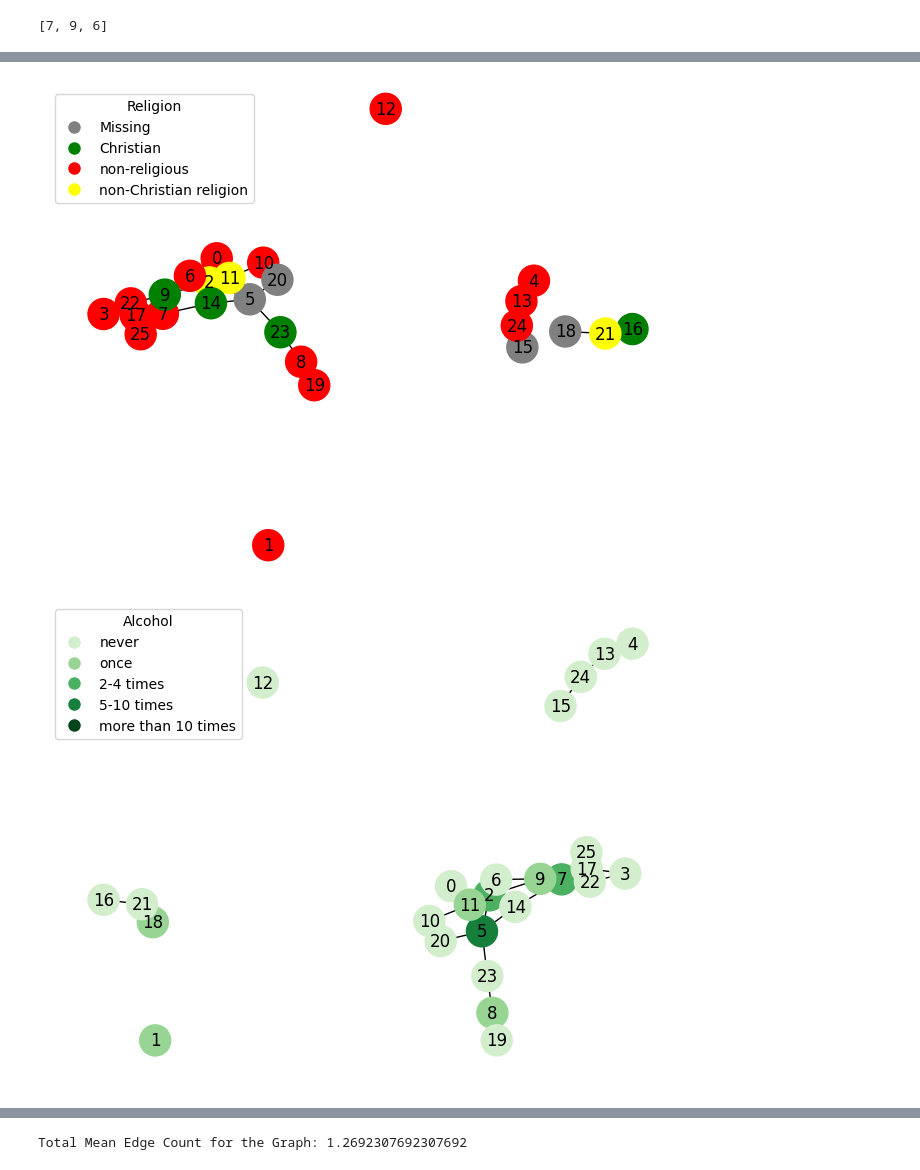
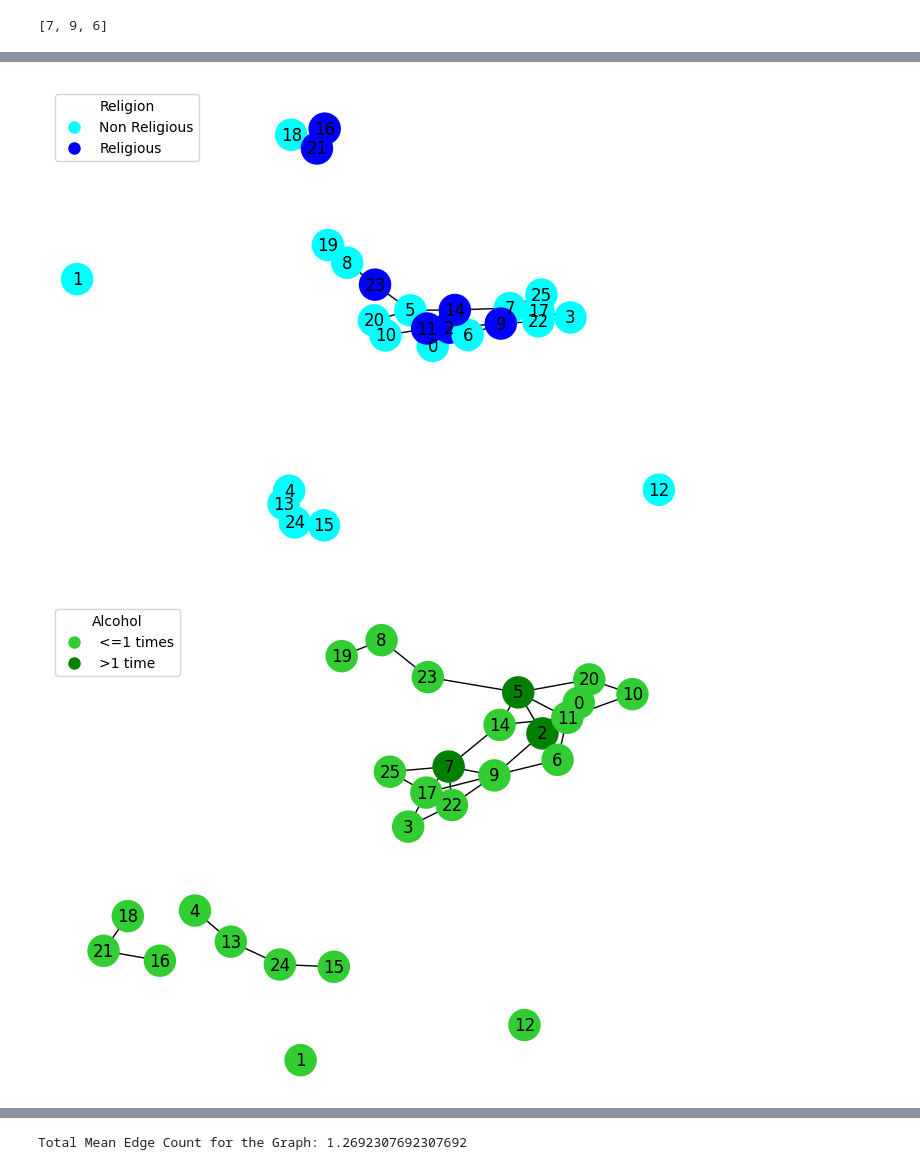
Before and after one commit to MatteoFusconi/Social-Network-Analysis, a Jupyter notebook: MiddleSchool.ipynb, the cells around one changed output, grey strips where cells are left out. Saved outputs shown, nothing was run; the diff lists cells and outputs as text; code cells hidden in the pictures.

```diff
--- a/MiddleSchool.ipynb
+++ b/MiddleSchool.ipynb
@@ -146,7 +184,25 @@ plt.show()
 # %%
+# # Create a mapping of 'religion' attribute values to colors
+# color_map = {0: 'gray', 1: 'green', 2: 'red', 3: 'yellow'}
+# color_legend = {0: 'Missing', 1: 'Christian', 2: 'non-religious', 3: 'non-Christian religion'}
+
+# # Extract the 'sex' attribute for each node and assign a color based on the attribute
+# node_colors = [color_map[G.nodes[node]['religion']] for node in G.nodes()]
+
+# # Draw the graph with node colors
+# pos = nx.spring_layout(G)  # You can choose a different layout if desired
+# nx.draw(G, pos, with_labels=True, node_color=node_colors, node_size=500, font_size=12)
+
+# # Create a custom legend
+# legend_labels = {v: k for k, v in color_legend.items()}
+# legend_handles = [plt.Line2D([0], [0], marker='o', color='w', markerfacecolor=color_map[legend_labels[label]], markersize=10, label=label) for label in color_legend.values()]
+# plt.legend(handles=legend_handles, title='Religion', loc='upper left')
+
+# plt.show()
+
 # Create a mapping of 'religion' attribute values to colors
-color_map = {0: 'gray', 1: 'green', 2: 'red', 3: 'yellow'}
-color_legend = {0: 'Missing', 1: 'Christian', 2: 'non-religious', 3: 'non-Christian religion'}
+color_map = {0: 'cyan', 1: 'blue'}
+color_legend = {0: 'Non Religious', 1: 'Religious'}
 
 # Extract the 'sex' attribute for each node and assign a color based on the attribute
 node_colors = [color_map[G.nodes[node]['religion']] for node in G.nodes()]
@@ -162,33 +218,52 @@ plt.legend(handles=legend_handles, title='Religion', loc='upper left')
 
 plt.show()
 # %% [output]
-[figure, old version]
+[figure, new version]
 # %%
-from matplotlib.cm import ScalarMappable
-from matplotlib.colors import Normalize
+# from matplotlib.cm import ScalarMappable
+# from matplotlib.colors import Normalize
 
-cmap = plt.get_cmap('Greens')
-norm = Normalize(vmin=0, vmax=5)
-sm = ScalarMappable(cmap=cmap, norm=norm)
-sm.set_array([])
+# cmap = plt.get_cmap('Greens')
+# norm = Normalize(vmin=0, vmax=5)
+# sm = ScalarMappable(cmap=cmap, norm=norm)
+# sm.set_array([])
 
-# Create a mapping of 'alcohol' attribute values to colors
-color_legend = { 1: 'never', 2: 'once', 3: '2-4 times', 4 : '5-10 times', 5 : 'more than 10 times'}
+# # Create a mapping of 'alcohol' attribute values to colors
+# color_legend = { 1: 'never', 2: 'once', 3: '2-4 times', 4 : '5-10 times', 5 : 'more than 10 times'}
+
+# # Extract the 'sex' attribute for each node and assign a color based on the attribute
+# node_colors = [cmap(norm(G.nodes[node]['alcohol'])) for node in G.nodes()]
+
+# # Draw the graph with node colors
+# pos = nx.spring_layout(G)  # You can choose a different layout if desired
+# nx.draw(G, pos, with_labels=True, node_color=node_colors, node_size=500, font_size=12)
+
+# # Create a custom legend
+# legend_labels = {v: k for k, v in color_legend.items()}
+# legend_handles = [plt.Line2D([0], [0], marker='o', color='w', markerfacecolor=cmap(norm(legend_labels[label])), markersize=10, label=label) for label in color_legend.values()]
+
+# plt.legend(handles=legend_handles, title='Alcohol', loc='upper left')
+
+# plt.show()
+
+
+# Create a mapping of 'religion' attribute values to colors
+color_map = {0: 'limegreen', 1: 'green'}
+color_legend = {0: '<=1 times', 1: '>1 time'}
 
 # Extract the 'sex' attribute for each node and assign a color based on the attribute
-node_colors = [cmap(norm(G.nodes[node]['alcohol'])) for node in G.nodes()]
+node_colors = [color_map[G.nodes[node]['alcohol']] for node in G.nodes()]
 
 # Draw the graph with node colors
-pos = nx.spring_layout(G)  # You can choose a different layout if desired
+pos = nx.spring_layout(G, k= 0.3)  # You can choose a different layout if desired
 nx.draw(G, pos, with_labels=True, node_color=node_colors, node_size=500, font_size=12)
 
 # Create a custom legend
 legend_labels = {v: k for k, v in color_legend.items()}
-legend_handles = [plt.Line2D([0], [0], marker='o', color='w', markerfacecolor=cmap(norm(legend_labels[label])), markersize=10, label=label) for label in color_legend.values()]
-
+legend_handles = [plt.Line2D([0], [0], marker='o', color='w', markerfacecolor=color_map[legend_labels[label]], markersize=10, label=label) for label in color_legend.values()]
 plt.legend(handles=legend_handles, title='Alcohol', loc='upper left')
 
 plt.show()
 # %% [output]
-[figure, old version]
+[figure, new version]
 # %%
```
Also changed, not shown: parts of 12 cells of this notebook.
